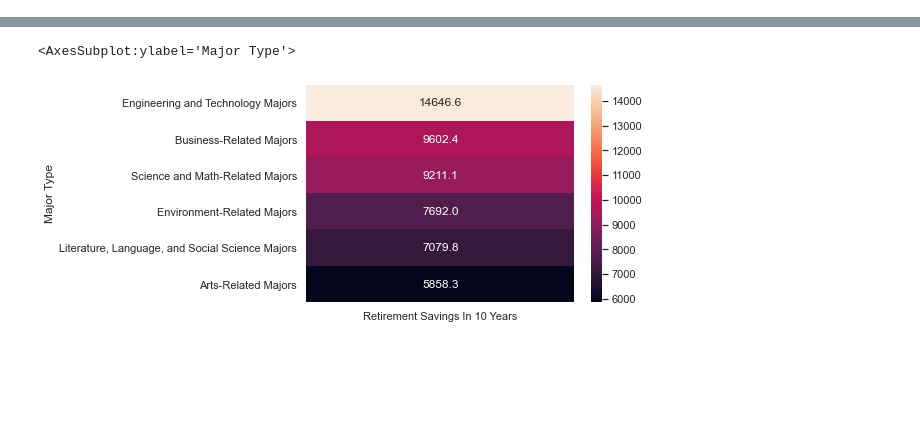
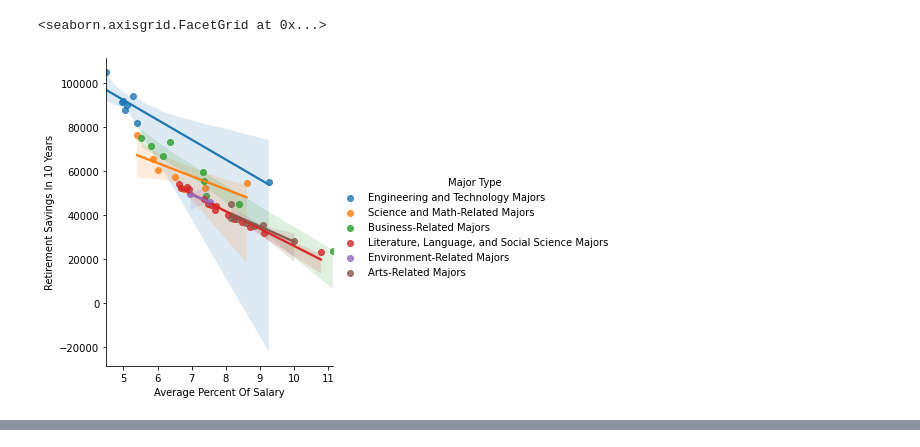
Before and after one commit to bilykdo/cs612TeamProject, a Jupyter notebook: data_visualization/bachelor_degree_data_results.ipynb, the cells around one changed output, grey strips where cells are left out. Cells and saved outputs as stored; diff of their text form; code cells hidden in the pictures; blank space fills up the shorter version.

```diff
--- a/data_visualization/bachelor_degree_data_results.ipynb
+++ b/data_visualization/bachelor_degree_data_results.ipynb
@@ -45,3 +33,10 @@ sb.lmplot(x='Average Percent Of Salary', y='Starting Median Salary', data=output
+# %%
+sb.lmplot(x='Average Percent Of Salary', y='Retirement Savings In 10 Years', data=outputData,
+           fit_reg=True, # No regression line
+           hue='Major Type')   # Color by percentage
+# %% [output]
+<seaborn.axisgrid.FacetGrid at 0x...>
+[figure, added]
 # %%
 outputData
 # %% [output]
@@ -62,10 +57,3 @@ outputData
 | 45 | 26 | Graphic Design | 3572.326531 | 35700.0 | 10.006517 | ... |
 | 46 | 15 | Criminal Justice | 3775.888112 | 35000.0 | 10.788252 | ... |
 | 47 | 27 | Health Care Administration | 4320.037037 | 38800.0 | 11.134116 | ... |
-# %%
-# Find a median value by major type for Retirement Savings In 10 Years
-df = outputData.pivot_table(index='Major Type', values='Retirement Savings In 10 Years', aggfunc=np.median).sort_values(by ='Retirement Savings In 10 Years', ascending=False)
-sb.heatmap(df, annot=True, fmt=".1f")
-# %% [output]
-<AxesSubplot:ylabel='Major Type'>
-[figure, removed]
```
Also changed, not shown: parts of 5 cells of this notebook.
